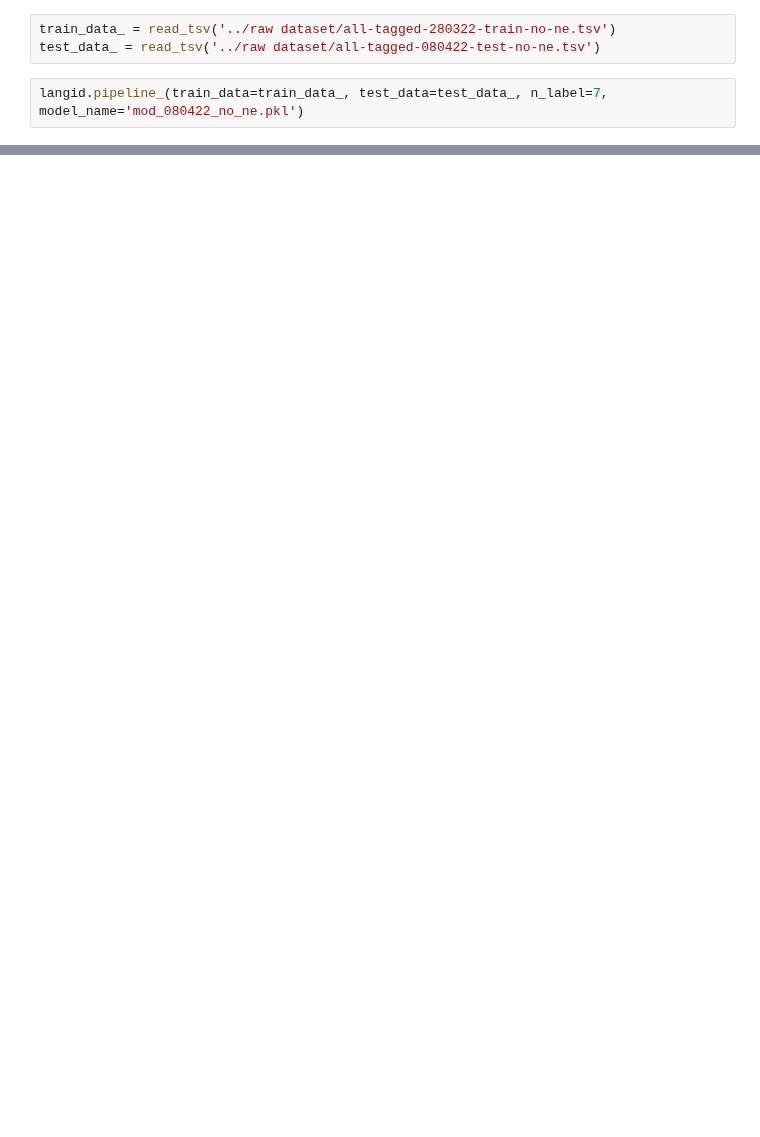
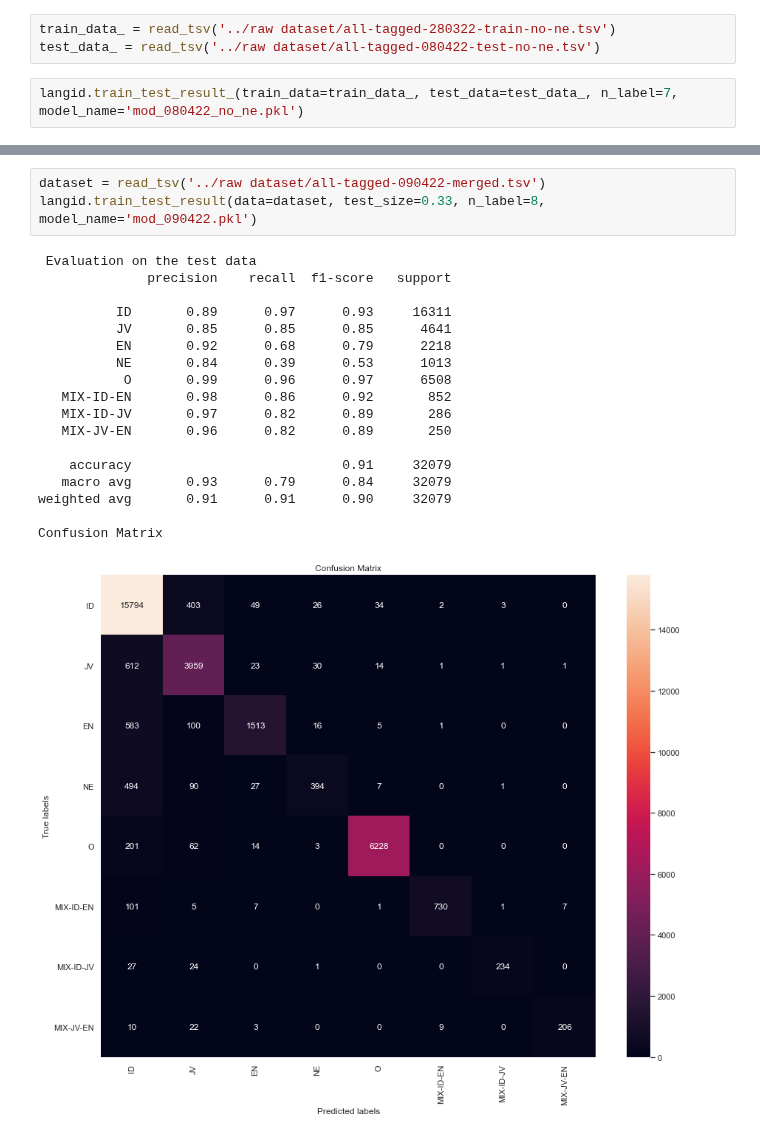
Before and after one commit to fathanick/Word-level-Indonesian-Javanese-English-code-mixed-language-identification, a Jupyter notebook: crf/langid_crf.ipynb, the cells around one changed output, grey strips where cells are left out. Drawn from its saved outputs; the diff is of its cells as text; blank space fills up the shorter version.

```diff
--- a/crf/langid_crf.ipynb
+++ b/crf/langid_crf.ipynb
@@ -61,7 +79,7 @@ Confusion Matrix
 train_data_ = read_tsv('../raw dataset/all-tagged-280322-train-no-ne.tsv')
 test_data_ = read_tsv('../raw dataset/all-tagged-080422-test-no-ne.tsv')
 # %%
-langid.pipeline_(train_data=train_data_, test_data=test_data_, n_label=7, model_name='mod_080422_no_ne.pkl')
+langid.train_test_result_(train_data=train_data_, test_data=test_data_, n_label=7, model_name='mod_080422_no_ne.pkl')
 # %% [output]
  Evaluation on the test data
               precision    recall  f1-score   support
@@ -99,0 +139,22 @@ Confusion Matrix
+# %%
+dataset = read_tsv('../raw dataset/all-tagged-090422-merged.tsv')
+langid.train_test_result(data=dataset, test_size=0.33, n_label=8, model_name='mod_090422.pkl')
+# %% [output]
+ Evaluation on the test data
+              precision    recall  f1-score   support
+
+          ID       0.89      0.97      0.93     16311
+          JV       0.85      0.85      0.85      4641
+          EN       0.92      0.68      0.79      2218
+          NE       0.84      0.39      0.53      1013
+           O       0.99      0.96      0.97      6508
+   MIX-ID-EN       0.98      0.86      0.92       852
+   MIX-ID-JV       0.97      0.82      0.89       286
+   MIX-JV-EN       0.96      0.82      0.89       250
+
+    accuracy                           0.91     32079
+   macro avg       0.93      0.79      0.84     32079
+weighted avg       0.91      0.91      0.90     32079
+
+Confusion Matrix
+[figure, added]
```
Also changed, not shown: parts of 9 cells of this notebook, 12 other files.
